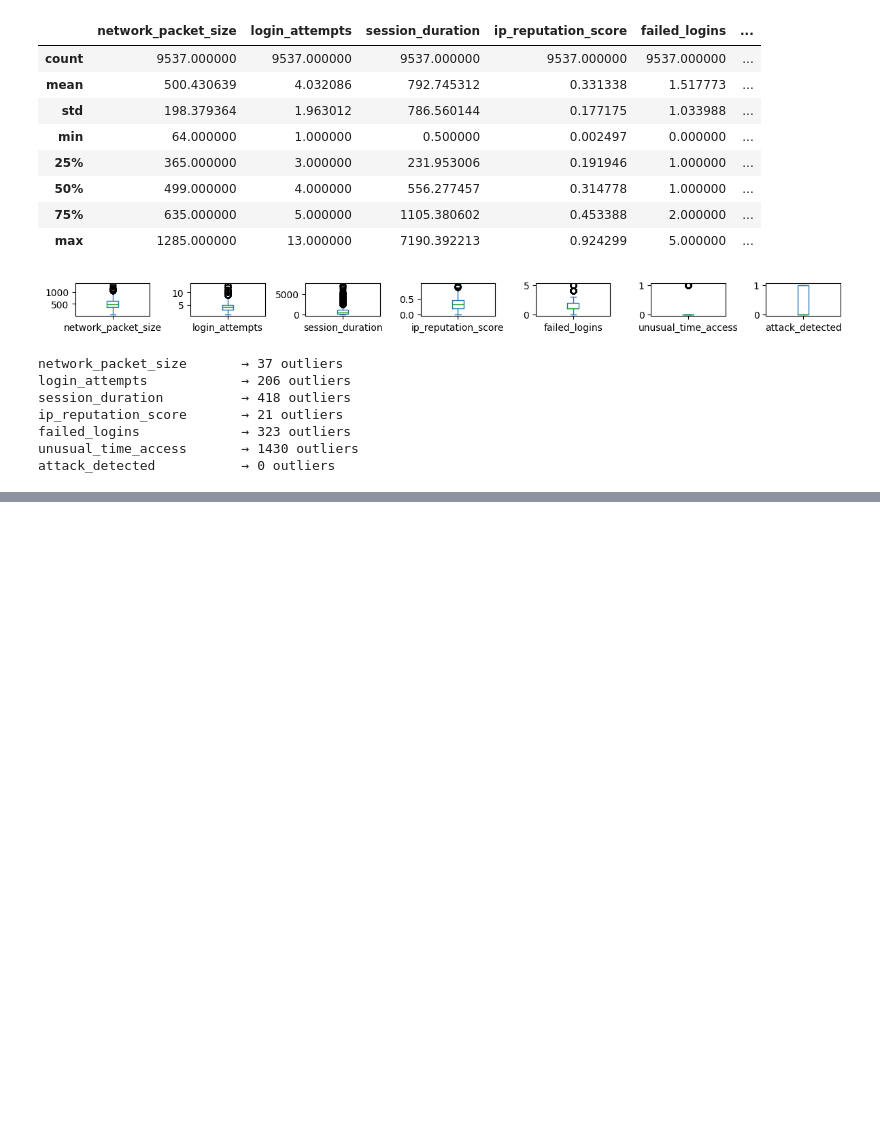
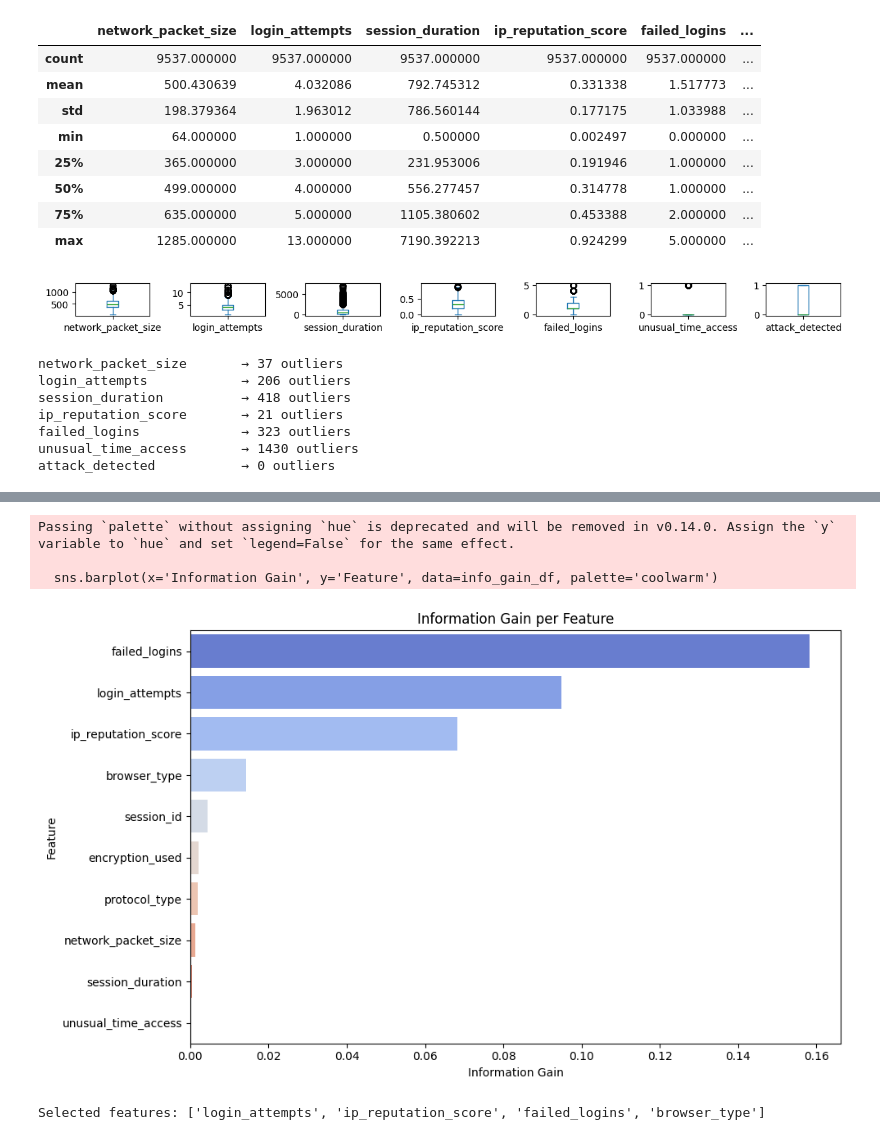
Before and after one commit to LojainAhmad25/cybersecurity-intrusion-detection, a Jupyter notebook: Cybersecurity_Intrusion_Detection.ipynb, the cells around one changed output, grey strips where cells are left out. Cells and saved outputs as stored; diff of their text form; code cells hidden in the pictures; blank space fills up the shorter version.

```diff
--- a/Cybersecurity_Intrusion_Detection.ipynb
+++ b/Cybersecurity_Intrusion_Detection.ipynb
@@ -161,0 +211,15 @@ attack_detected           → 0 outliers
+# %%
+
+X = data.drop(columns=['attack_detected'])
+y = data['attack_detected']
+
+# Calculate information gain
+info_gain = mutual_info_classif(X, y, random_state=42)
+
+# Put results in a dataframe
+info_gain_df = pd.DataFrame({
+    'Feature': X.columns,
+    'Information Gain': info_gain
+}).sort_values('Information Gain', ascending=False)
+
+print(info_gain_df)
@@ -161,0 +238,23 @@ attack_detected           → 0 outliers
+# %%
+plt.figure(figsize=(10, 6))
+sns.barplot(x='Information Gain', y='Feature', data=info_gain_df, palette='coolwarm')
+plt.title('Information Gain per Feature')
+plt.tight_layout()
+plt.show()
+# %% [output]
+Passing `palette` without assigning `hue` is deprecated and will be removed in v0.14.0. Assign the `y` variable to `hue` and set `legend=False` for the same effect.
+
+  sns.barplot(x='Information Gain', y='Feature', data=info_gain_df, palette='coolwarm')
+[figure, added]
+# %%
+X = data.drop(columns=['attack_detected'])
+y = data['attack_detected']
+
+selector = SelectKBest(score_func=f_classif, k=4)
+selector.fit(X, y)
+X_selected = selector.transform(X)
+
+selected_cols = X.columns[selector.get_support()]
+print("Selected features:", selected_cols.tolist())
+# %% [output]
+Selected features: ['login_attempts', 'ip_reputation_score', 'failed_logins', 'browser_type']
```
Also changed, not shown: parts of 10 cells of this notebook.
